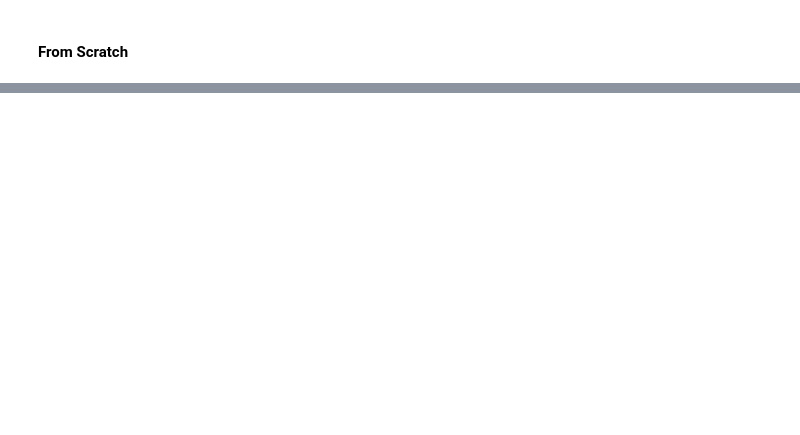
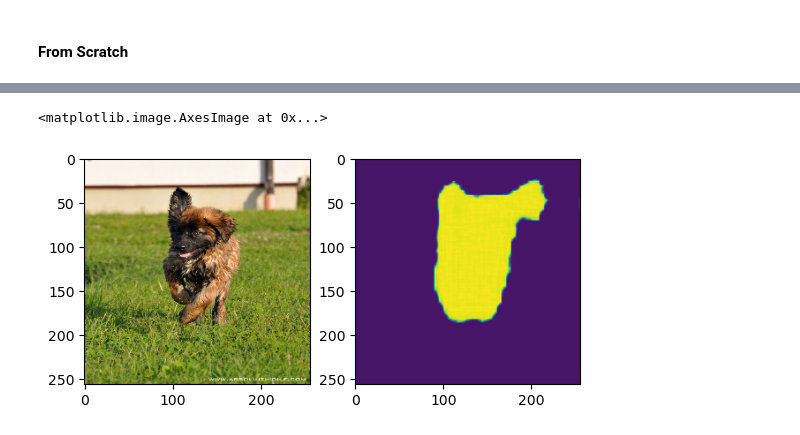
Before and after one commit to DonMMK/Machine-Learning-CAB420, a Jupyter notebook: assessment1b/CAB420_A1B_Q2_Template.ipynb, the cells around one changed output, grey strips where cells are left out. Cells and saved outputs as stored; diff of their text form; code cells hidden in the pictures; blank space fills up the shorter version.

```diff
--- a/assessment1b/CAB420_A1B_Q2_Template.ipynb
+++ b/assessment1b/CAB420_A1B_Q2_Template.ipynb
@@ -484 +697,10 @@ axs[1].imshow(unprocess_image(tf.squeeze(decoded[0])).numpy().astype(int))
+# %%
+x, y = next(iter(test_class_seg))
+classification_2, decoded_2 = model_test_2(x)
+fig, axs = plt.subplots(1, 2)
+axs[0].imshow(unprocess_image(tf.squeeze(x[0])).numpy().astype(int))
+axs[1].imshow(unprocess_image(tf.squeeze(decoded_2[0])).numpy().astype(int))
+# %% [output]
+<matplotlib.image.AxesImage at 0x...>
+[figure, added]
 # %%
```
Also changed, not shown: parts of 10 cells of this notebook.
